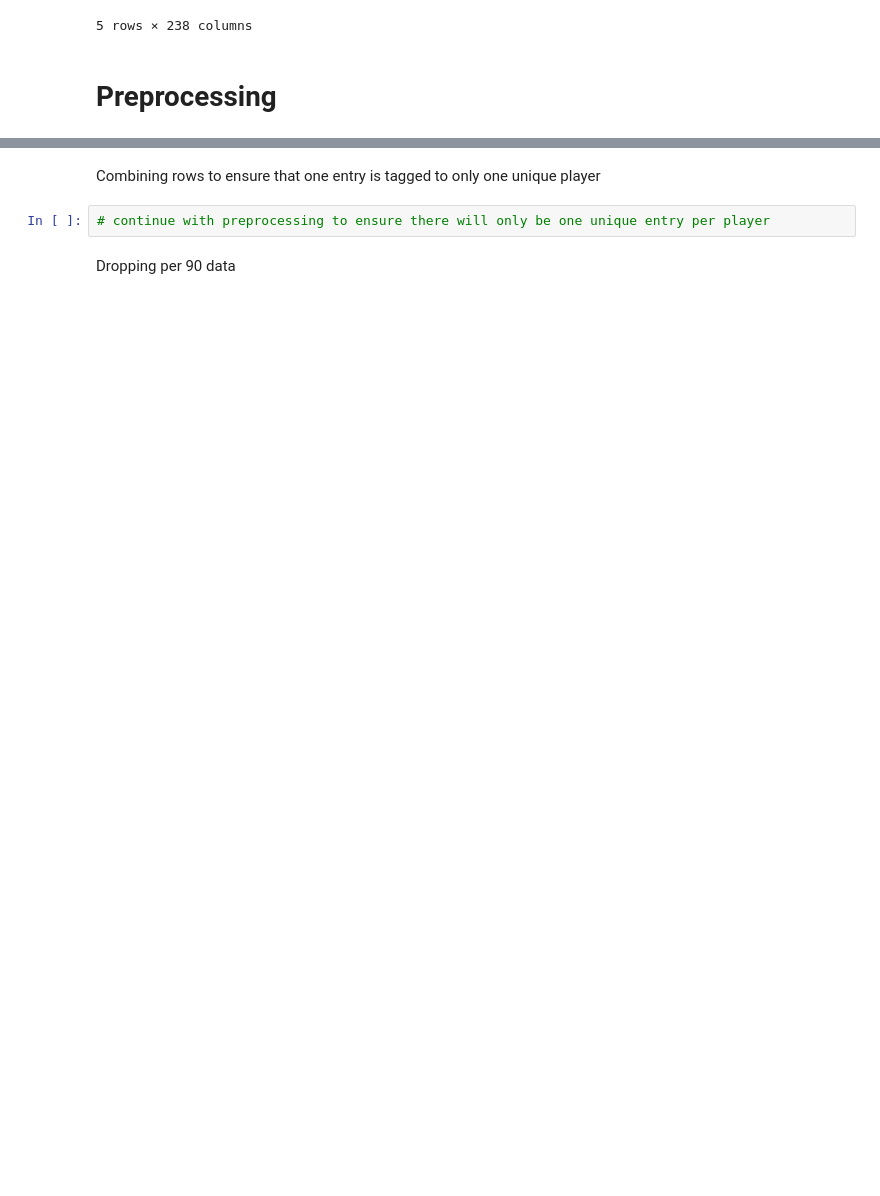
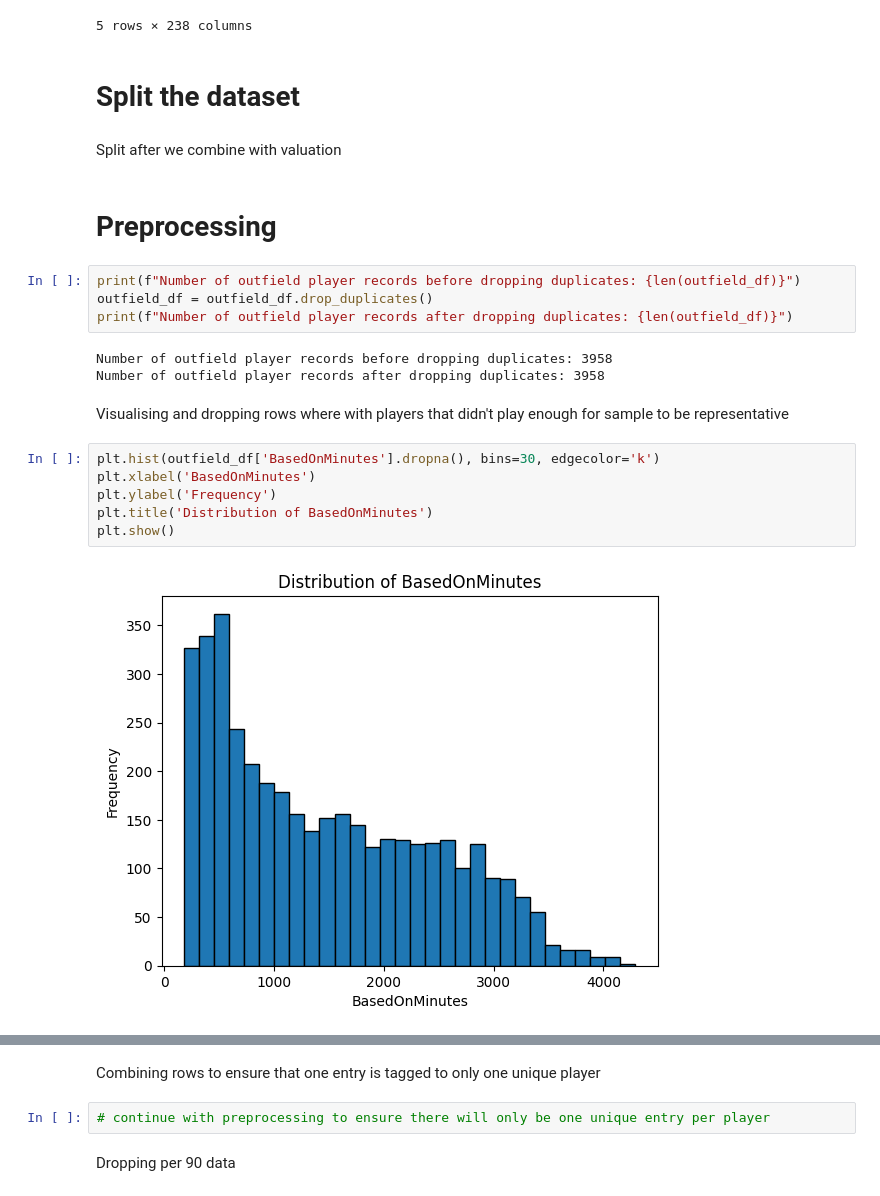
Before and after one commit to ruicongg/deadline-day, a Jupyter notebook: football_valuation_prediction.ipynb, the cells around one changed output, grey strips where cells are left out. Saved outputs shown, nothing was run; the diff lists cells and outputs as text; blank space fills up the shorter version.

```diff
--- a/football_valuation_prediction.ipynb
+++ b/football_valuation_prediction.ipynb
@@ -102,5 +111,26 @@ outfield_df.head()
 | 3 | Aaron Cresswell | Fullbacks | 664 | Last 365 Days Men's Big 5 Leagues... | 52.9 | 83.3 | ... |
 | 4 | Aaron Cresswell | Fullbacks | 696 | 2021-2022 Europa League | 55.6 | 44.4 | ... |
 5 rows × 238 columns
+# %% [markdown]
+# Split the dataset
+# %% [markdown]
+Split after we combine with valuation
 # %% [markdown]
 # Preprocessing
+# %%
+print(f"Number of outfield player records before dropping duplicates: {len(outfield_df)}")
+outfield_df = outfield_df.drop_duplicates()
+print(f"Number of outfield player records after dropping duplicates: {len(outfield_df)}")
+# %% [output]
+Number of outfield player records before dropping duplicates: 3958
+Number of outfield player records after dropping duplicates: 3958
+# %% [markdown]
+Visualising and dropping rows where with players that didn't play enough for sample to be representative
+# %%
+plt.hist(outfield_df['BasedOnMinutes'].dropna(), bins=30, edgecolor='k')
+plt.xlabel('BasedOnMinutes')
+plt.ylabel('Frequency')
+plt.title('Distribution of BasedOnMinutes')
+plt.show()
+# %% [output]
+[figure, added]
```
Also changed, not shown: parts of 23 cells of this notebook, 1 other file.
